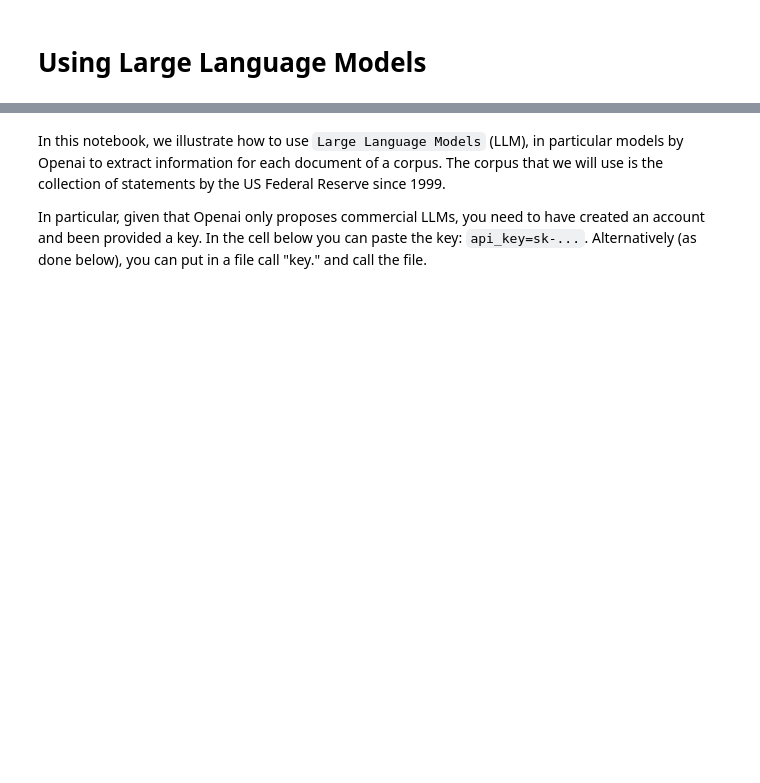
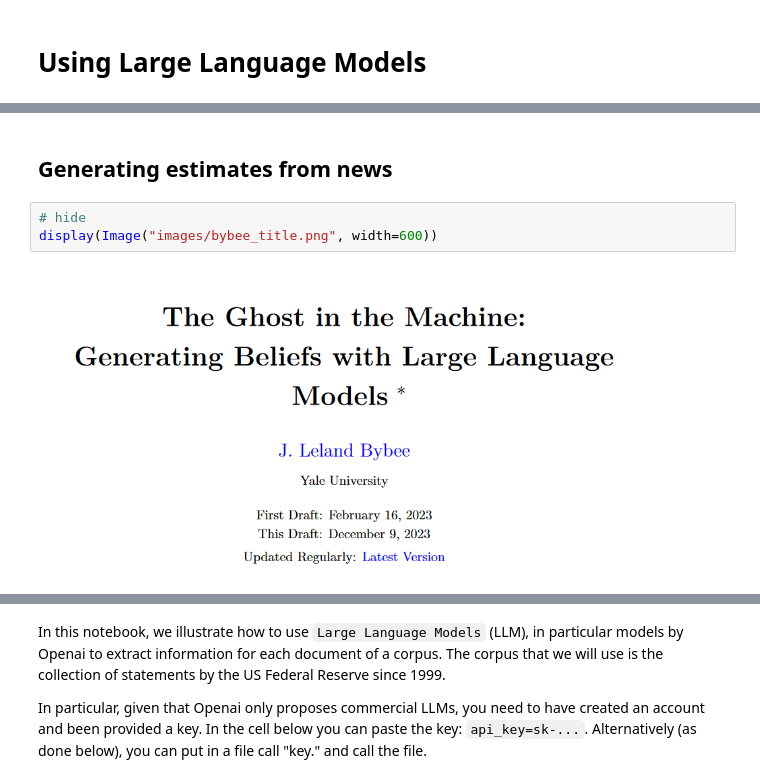
Before and after one commit to schampon/skfin, a Jupyter notebook: nbs/48_Central_bank_with_LLM.ipynb, the cells around one changed output, grey strips where cells are left out. Drawn from its saved outputs; the diff is of its cells as text; blank space fills up the shorter version.

```diff
--- a/nbs/48_Central_bank_with_LLM.ipynb
+++ b/nbs/48_Central_bank_with_LLM.ipynb
@@ -2,0 +19,7 @@
+# %% [markdown]
+## Generating estimates from news
+# %%
+# hide
+display(Image("images/bybee_title.png", width=600))
+# %% [output]
+[figure, added]
```
Also changed, not shown: parts of 31 cells of this notebook, 47 other files.
